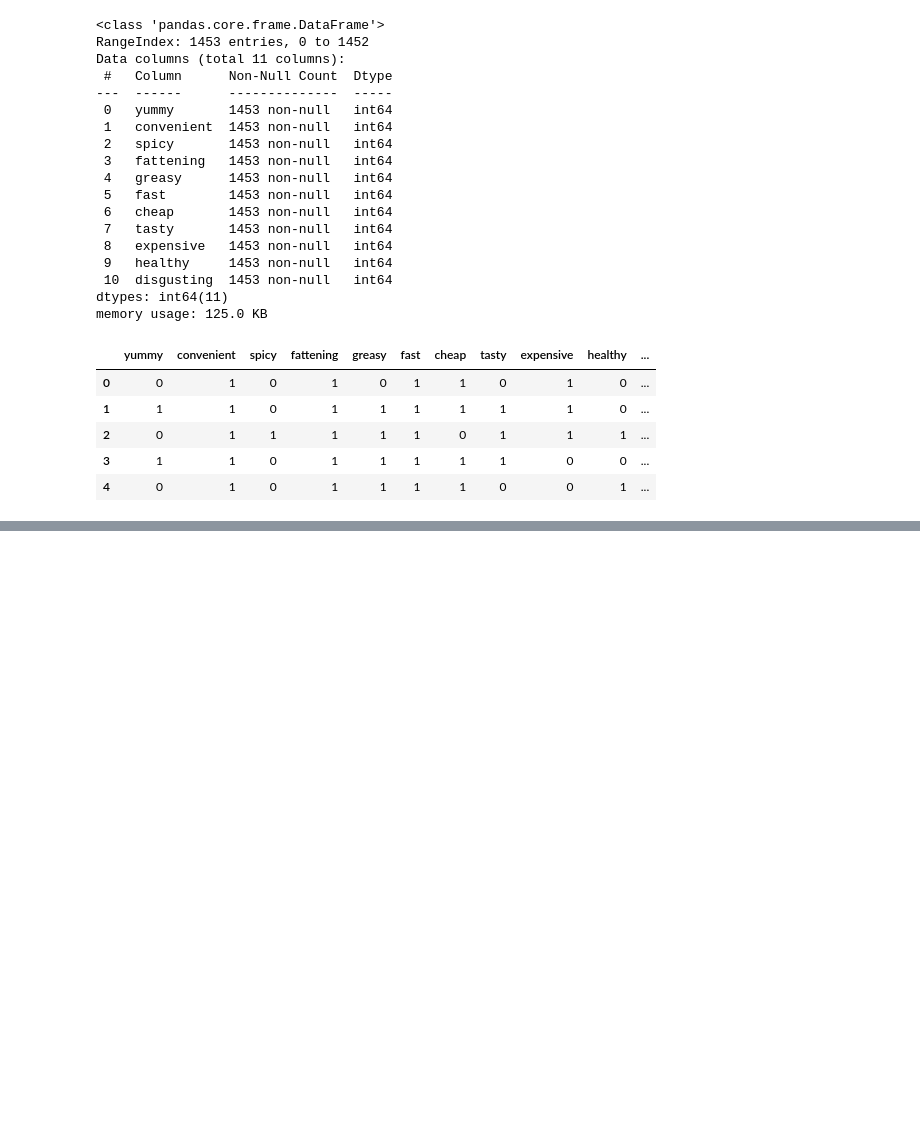
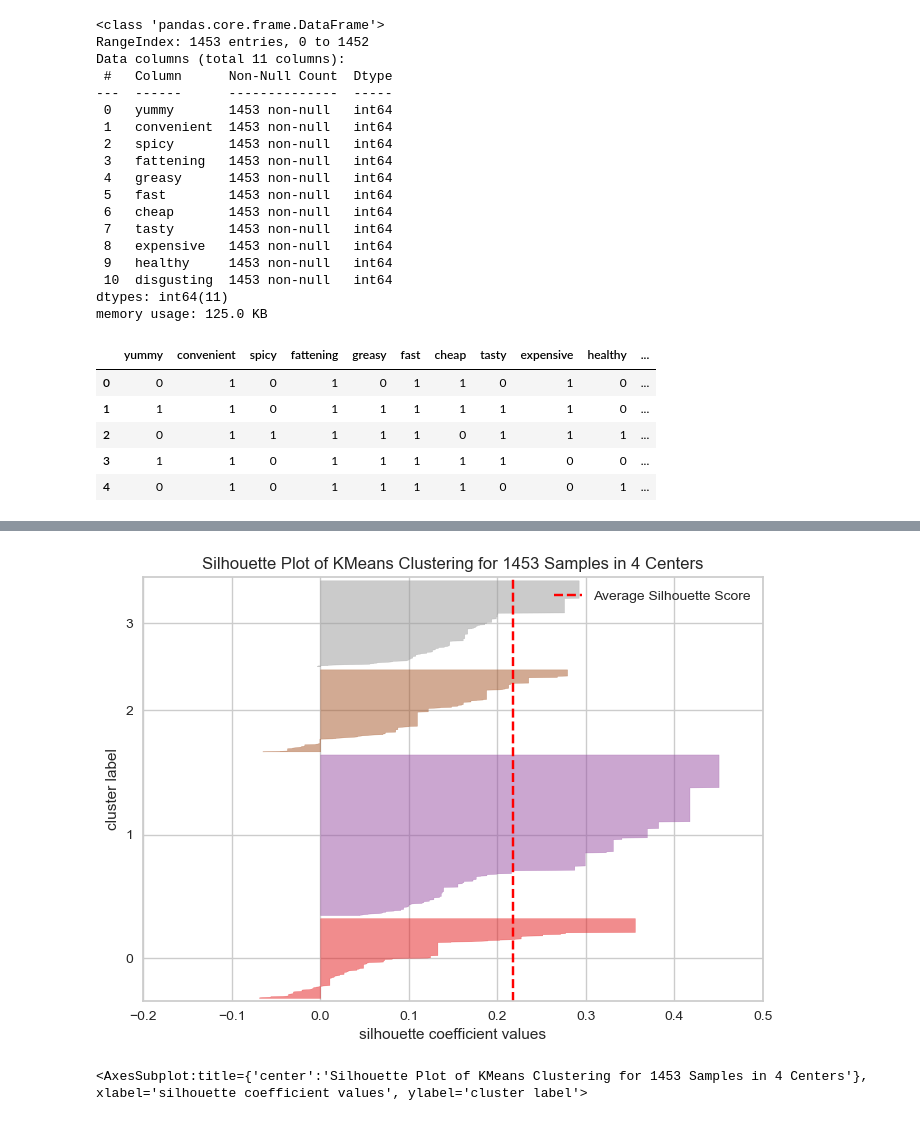
Before and after one commit to sushant8525/McDonalds-case-study, a Jupyter notebook: Fast-food.ipynb, the cells around one changed output, grey strips where cells are left out. Cells and saved outputs as stored; diff of their text form; code cells hidden in the pictures; blank space fills up the shorter version.

```diff
--- a/Fast-food.ipynb
+++ b/Fast-food.ipynb
@@ -303,0 +330,12 @@ sns.heatmap(data1.corr(), annot=True)
+# %%
+# Instantiate the clustering model and visualizer
+from yellowbrick.cluster import SilhouetteVisualizer
+
+model = KMeans(4)
+visualizer = SilhouetteVisualizer(model)
+
+visualizer.fit(scaled_df)    # Fit the data to the visualizer
+visualizer.show()    # Finalize and render the figure
+# %% [output]
+[figure, added]
+<AxesSubplot:title={'center':'Silhouette Plot of KMeans Clustering for 1453 Samples in 4 Centers'}, xlabel='silhouette coefficient values', ylabel='cluster label'>
```
Also changed, not shown: parts of 59 cells of this notebook, 2 other files.
